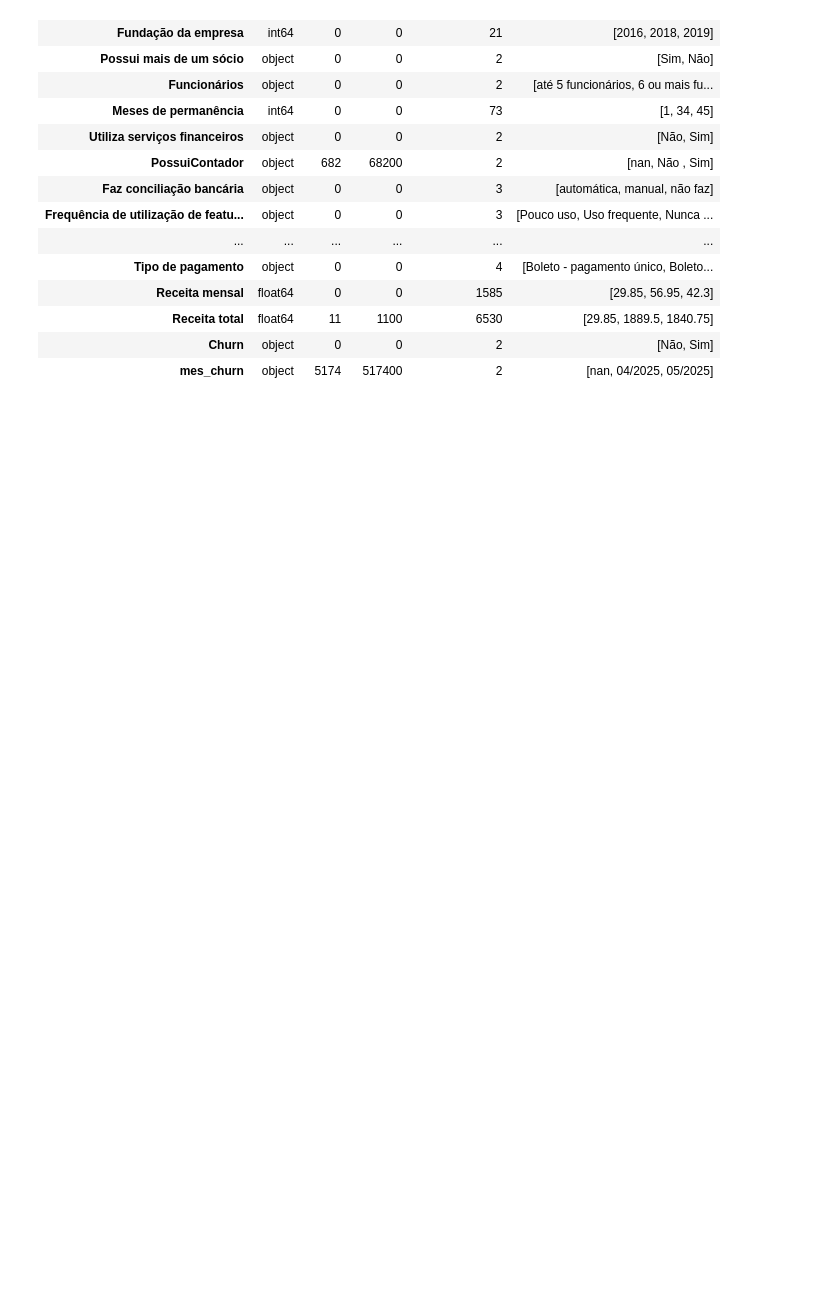
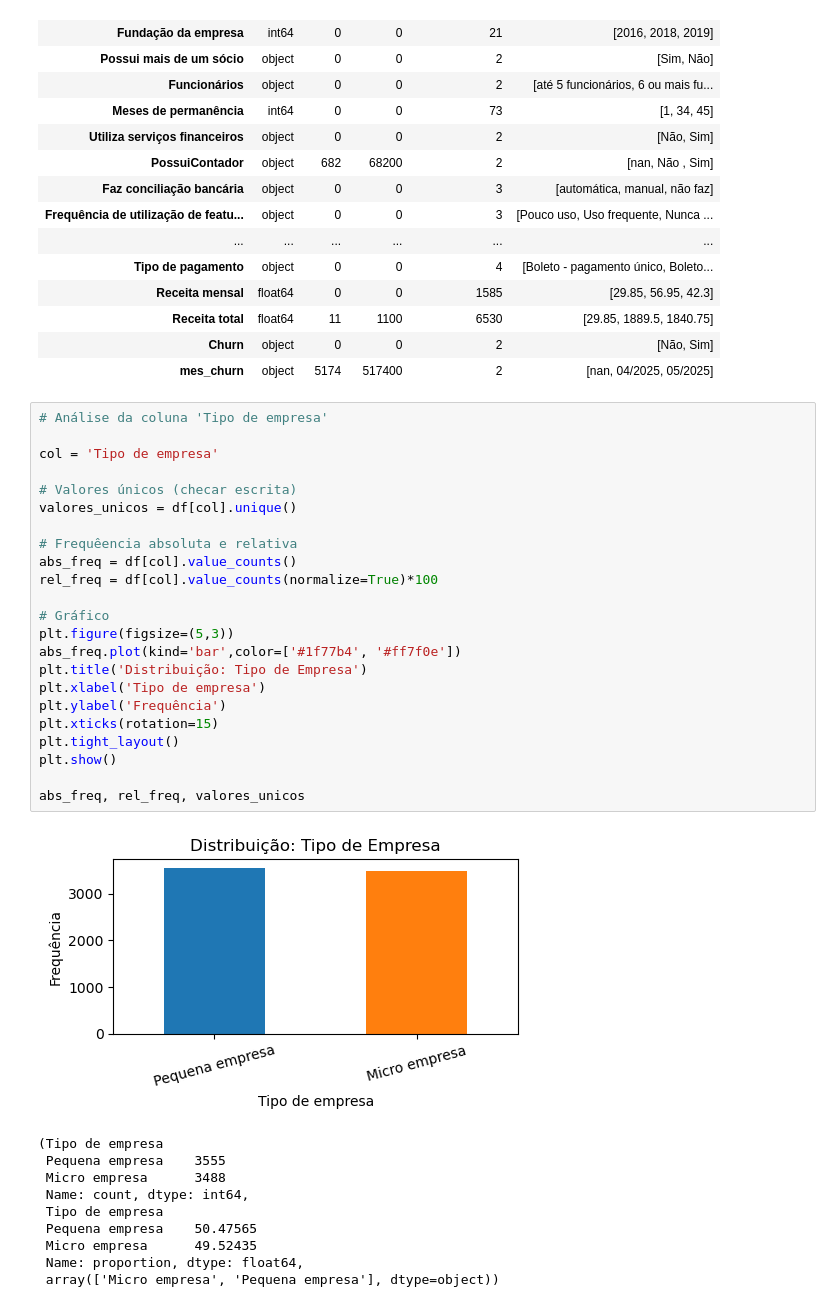
Before and after one commit to jrcomitre/analise-de-churn, a Jupyter notebook: churn.ipynb, the cells around one changed output. Saved outputs shown, nothing was run; the diff lists cells and outputs as text; blank space fills up the shorter version.

```diff
--- a/churn.ipynb
+++ b/churn.ipynb
@@ -77,3 +77,37 @@ overview
 | Receita total | float64 | 11 | 1100 | 6530 | [29.85, 1889.5, 1840.75] |
 | Churn | object | 0 | 0 | 2 | [Não, Sim] |
 | mes_churn | object | 5174 | 517400 | 2 | [nan, 04/2025, 05/2025] |
+# %%
+# Análise da coluna 'Tipo de empresa'
+
+col = 'Tipo de empresa'
+
+# Valores únicos (checar escrita)
+valores_unicos = df[col].unique()
+
+# Frequêencia absoluta e relativa
+abs_freq = df[col].value_counts()
+rel_freq = df[col].value_counts(normalize=True)*100
+
+# Gráfico
+plt.figure(figsize=(5,3))
+abs_freq.plot(kind='bar',color=['#1f77b4', '#ff7f0e'])
+plt.title('Distribuição: Tipo de Empresa')
+plt.xlabel('Tipo de empresa')
+plt.ylabel('Frequência')
+plt.xticks(rotation=15)
+plt.tight_layout()
+plt.show()
+
+abs_freq, rel_freq, valores_unicos
+# %% [output]
+[figure, added]
+(Tipo de empresa
+ Pequena empresa    3555
+ Micro empresa      3488
+ Name: count, dtype: int64,
+ Tipo de empresa
+ Pequena empresa    50.47565
+ Micro empresa      49.52435
+ Name: proportion, dtype: float64,
+ array(['Micro empresa', 'Pequena empresa'], dtype=object))
```
